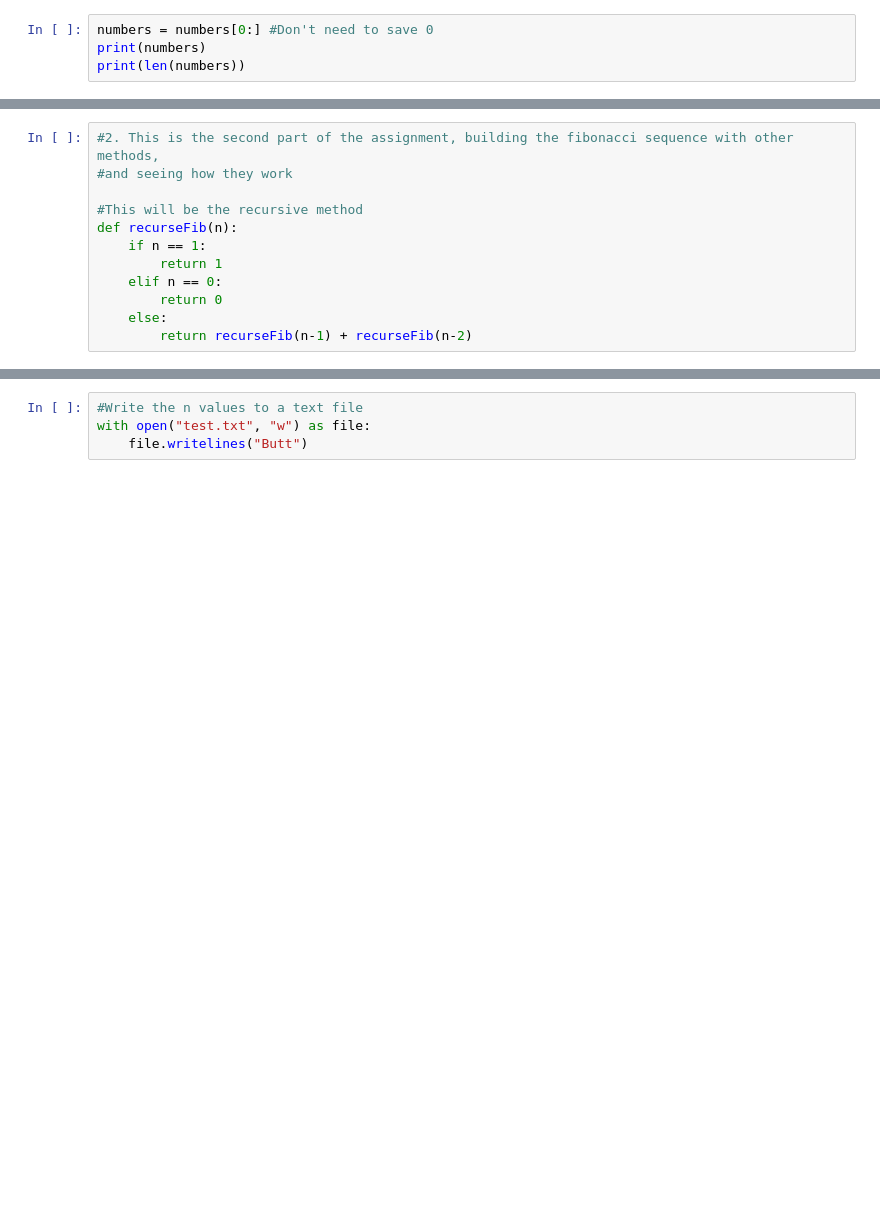
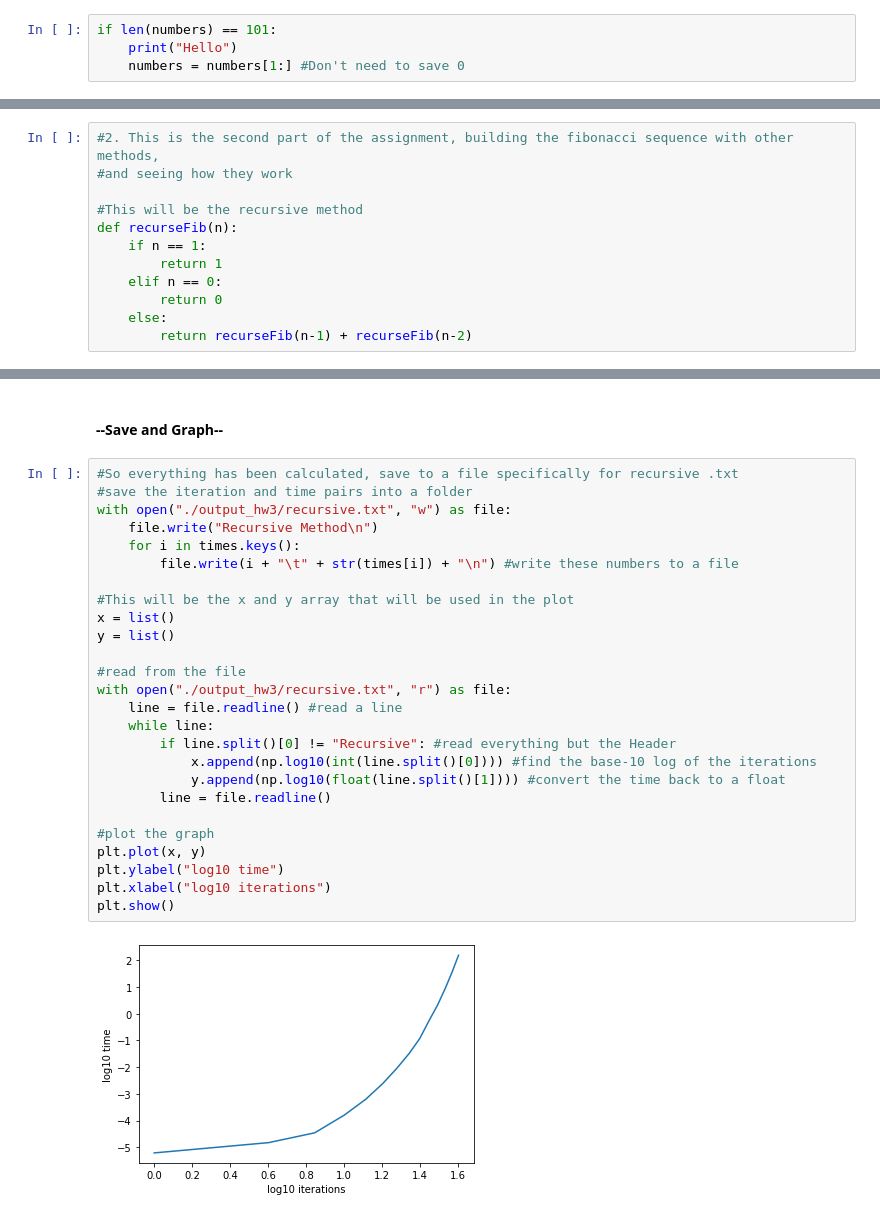
Before and after one commit to KennyWeeks/computational-physics-class-404-604-Spring-2022, a Jupyter notebook: Homework_3_02.01.22.ipynb, the cells around one changed output, grey strips where cells are left out. Cells and saved outputs as stored; diff of their text form; blank space fills up the shorter version.

Commit message:
This is the homework, I still need to do the complexity analysis, but I'll just do that tomorrow

```diff
--- a/Homework_3_02.01.22.ipynb
+++ b/Homework_3_02.01.22.ipynb
@@ -21,6 +23,6 @@ memo(100, numbers)
 # %% [output]
 354224848179261915075
 # %%
-numbers = numbers[0:] #Don't need to save 0
-print(numbers)
-print(len(numbers))
+if len(numbers) == 101:
+    print("Hello")
+    numbers = numbers[1:] #Don't need to save 0
@@ -79,4 +96,30 @@ print(ans)
-# %%
-#Write the n values to a text file
-with open("test.txt", "w") as file:
-    file.writelines("Butt")
+# %% [markdown]
+#### --Save and Graph--
+# %%
+#So everything has been calculated, save to a file specifically for recursive .txt
+#save the iteration and time pairs into a folder
+with open("./output_hw3/recursive.txt", "w") as file:
+    file.write("Recursive Method\n")
+    for i in times.keys():
+        file.write(i + "\t" + str(times[i]) + "\n") #write these numbers to a file
+
+#This will be the x and y array that will be used in the plot
+x = list()
+y = list()
+
+#read from the file
+with open("./output_hw3/recursive.txt", "r") as file:
+    line = file.readline() #read a line
+    while line:
+        if line.split()[0] != "Recursive": #read everything but the Header
+            x.append(np.log10(int(line.split()[0]))) #find the base-10 log of the iterations
+            y.append(np.log10(float(line.split()[1]))) #convert the time back to a float
+        line = file.readline()
+
+#plot the graph
+plt.plot(x, y)
+plt.ylabel("log10 time")
+plt.xlabel("log10 iterations")
+plt.show()
+# %% [output]
+[figure, added]
```
Also changed, not shown: parts of 22 cells of this notebook.
